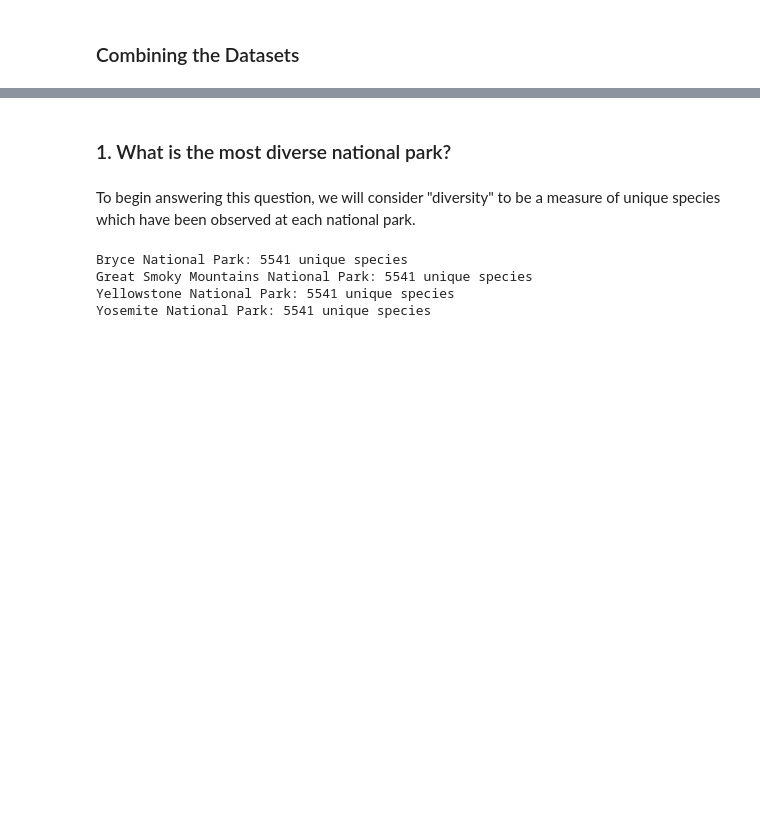
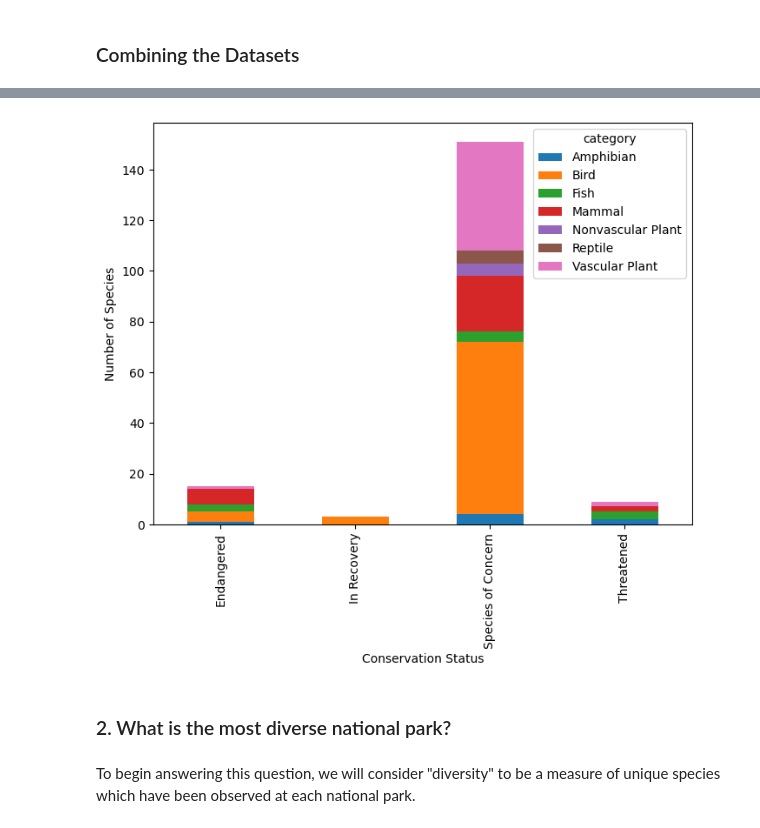
Before and after one commit to adamlaviguer/codecademy, a Jupyter notebook: codecademy-portfolio-project-biodiversity-in-national-parks/biodiversity.ipynb, the cells around one changed output, grey strips where cells are left out. Saved outputs shown, nothing was run; the diff lists cells and outputs as text; code cells hidden in the pictures; blank space fills up the shorter version.

Commit message:
latest portfolio project changes

```diff
--- a/codecademy-portfolio-project-biodiversity-in-national-parks/biodiversity.ipynb
+++ b/codecademy-portfolio-project-biodiversity-in-national-parks/biodiversity.ipynb
@@ -47,0 +85,3 @@ pd.set_option('display.max_columns', None)
+# %%
+species = pd.read_csv('./codecademy-portfolio-project-biodiversity-in-national-parks/species_info.csv')
+species.head()
@@ -47,0 +209,3 @@ pd.set_option('display.max_columns', None)
+# %%
+species.fillna('No Intervention', inplace=True)
+species.groupby("conservation_status").size()
@@ -178,0 +339,7 @@ def consolidate_common_names(df):
+# %%
+conservationCategory = species[species.conservation_status != "No Intervention"]\
+    .groupby(["conservation_status", "category"])['scientific_name']\
+    .count()\
+    .unstack()
+
+conservationCategory
@@ -179,13 +353,11 @@ def consolidate_common_names(df):
+# %%
+ax = conservationCategory.plot(kind = 'bar', figsize=(8,6),
+                               stacked=True)
+ax.set_xlabel("Conservation Status")
+ax.set_ylabel("Number of Species");
+# %% [output]
+[figure, added]
 # %% [markdown]
-### 1. What is the most diverse national park?
+### 2. What is the most diverse national park?
 # %% [markdown]
 To begin answering this question, we will consider "diversity" to be a measure of unique species which have been observed at each national park.
-# %%
-for park in merged_df['park_name'].unique():
-    unique_species_count = merged_df[merged_df['park_name'] == park]['scientific_name'].nunique()
-    print(f'{park}: {unique_species_count} unique species')
-# %% [output]
-Bryce National Park: 5541 unique species
-Great Smoky Mountains National Park: 5541 unique species
-Yellowstone National Park: 5541 unique species
-Yosemite National Park: 5541 unique species
```
Also changed, not shown: parts of 60 cells of this notebook, 2 other files.
